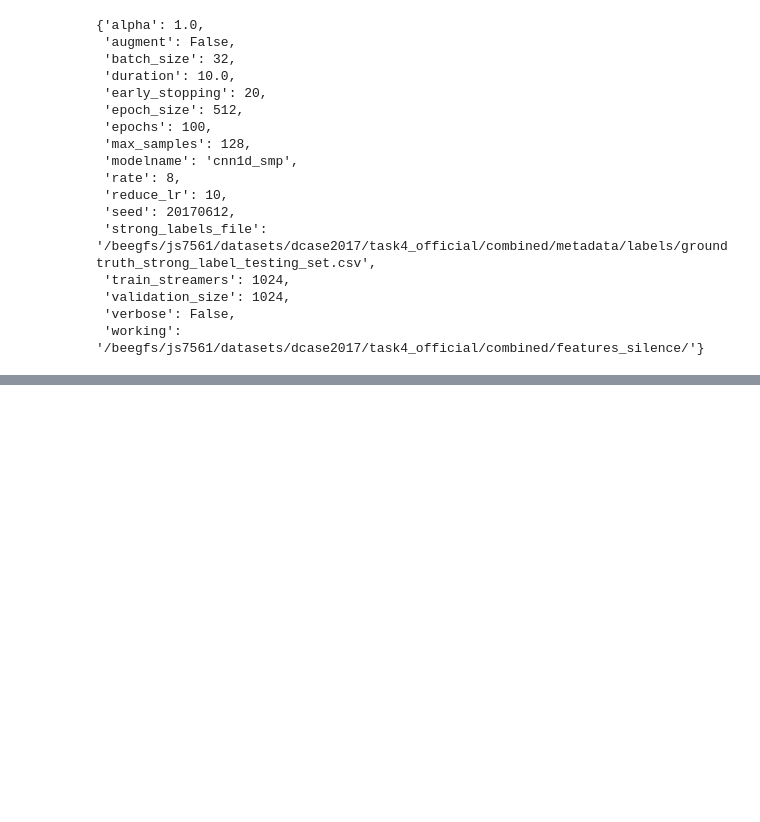
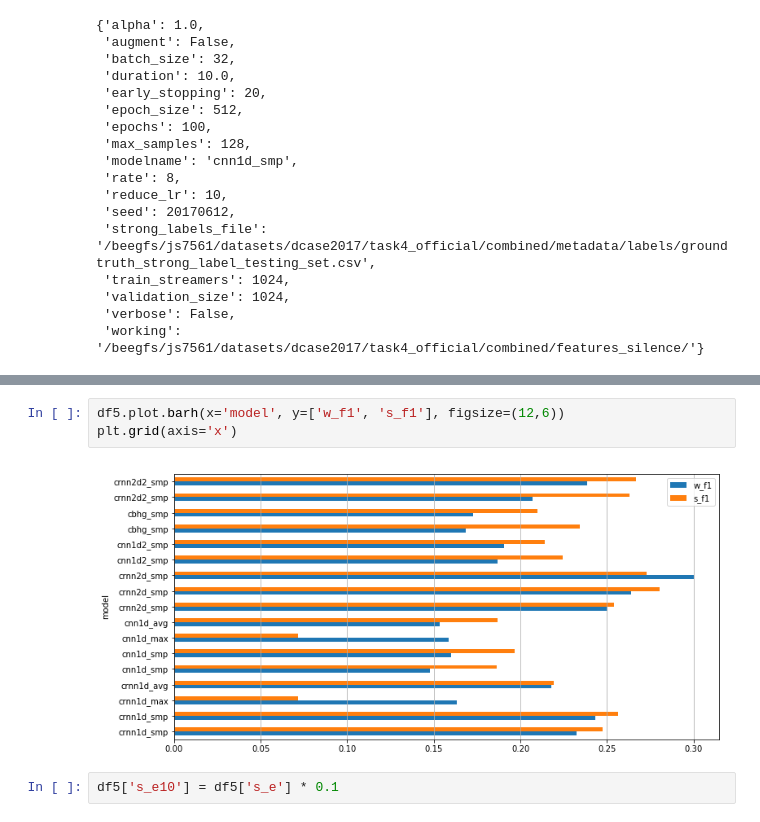
Before and after one commit to marl/milsed, a Jupyter notebook: notebooks/v1/01_model_results.ipynb, the cells around one changed output, grey strips where cells are left out. Saved outputs shown, nothing was run; the diff lists cells and outputs as text; blank space fills up the shorter version.

```diff
--- a/notebooks/v1/01_model_results.ipynb
+++ b/notebooks/v1/01_model_results.ipynb
@@ -170,0 +229,7 @@ milsed.eval.compare_results(OUTPUT_PATH, models4)
+# %%
+df5.plot.barh(x='model', y=['w_f1', 's_f1'], figsize=(12,6))
+plt.grid(axis='x')
+# %% [output]
+[figure, added]
+# %%
+df5['s_e10'] = df5['s_e'] * 0.1
```
Also changed, not shown: parts of 52 cells of this notebook.
